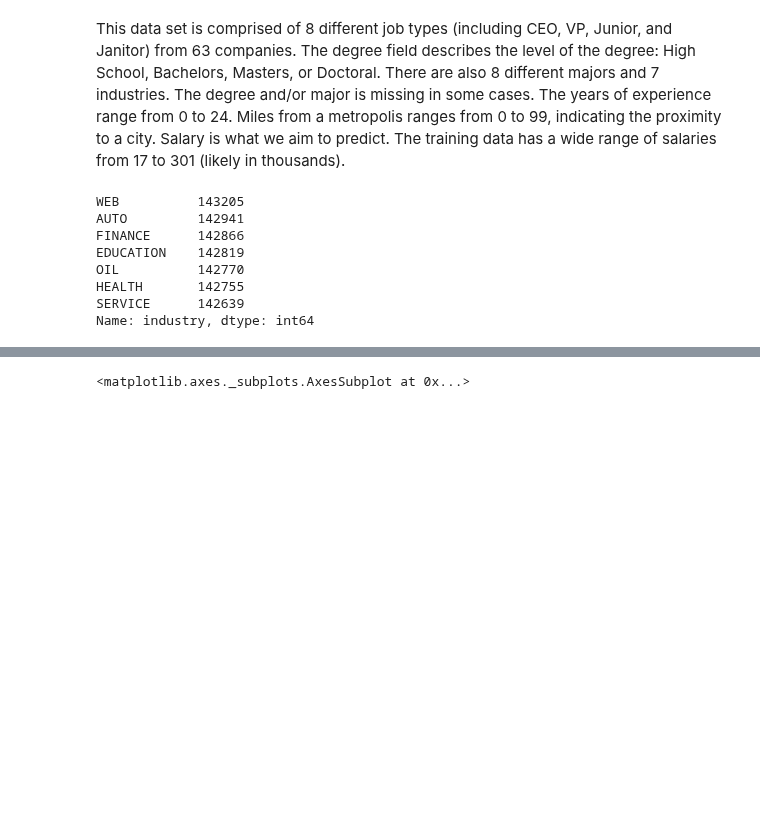
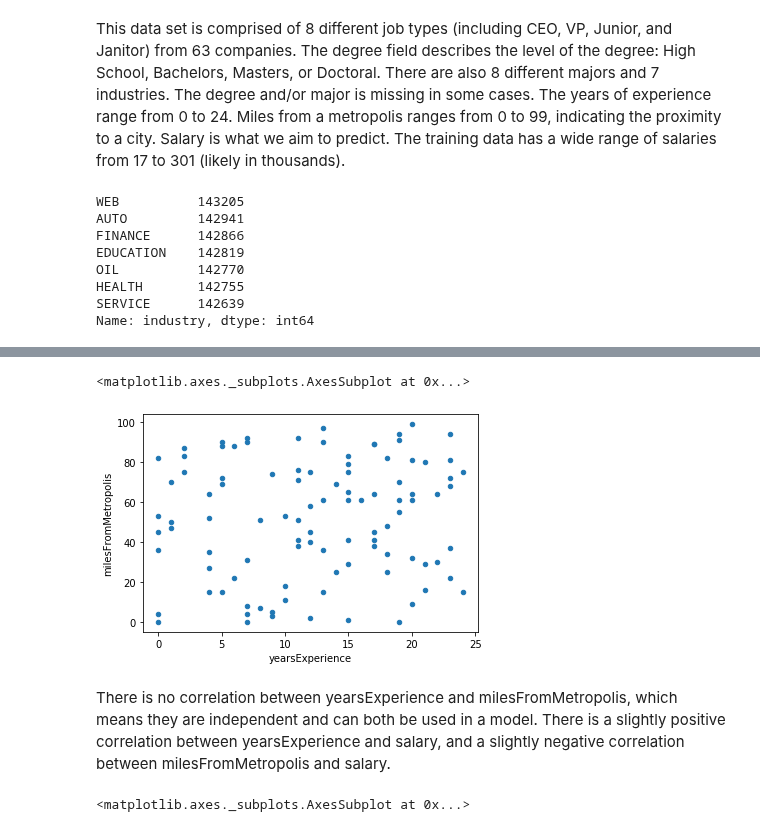
Before and after one commit to albert-ntiri/salary_prediction_project, a Jupyter notebook: Salary Prediction Notebook EDA.ipynb, the cells around one changed output, grey strips where cells are left out. Cells and saved outputs as stored; diff of their text form; code cells hidden in the pictures; blank space fills up the shorter version.

```diff
--- a/Salary Prediction Notebook EDA.ipynb
+++ b/Salary Prediction Notebook EDA.ipynb
@@ -206,3 +205,10 @@ sample_train.plot.scatter('yearsExperience', 'salary')
+# %%
+sample_train.plot.scatter('yearsExperience', 'milesFromMetropolis')
+# %% [output]
+<matplotlib.axes._subplots.AxesSubplot at 0x...>
+[figure, added]
+# %% [markdown]
+There is no correlation between yearsExperience and milesFromMetropolis, which means they are independent and can both be used in a model.  There is a slightly positive correlation between yearsExperience and salary, and a slightly negative correlation between milesFromMetropolis and salary.
 # %%
 avg_salary_by_experience = training_data.groupby('yearsExperience').mean()['salary']
 avg_salary_by_experience.plot.bar(avg_salary_by_experience.index, avg_salary_by_experience)
```
Also changed, not shown: parts of 11 cells of this notebook.
